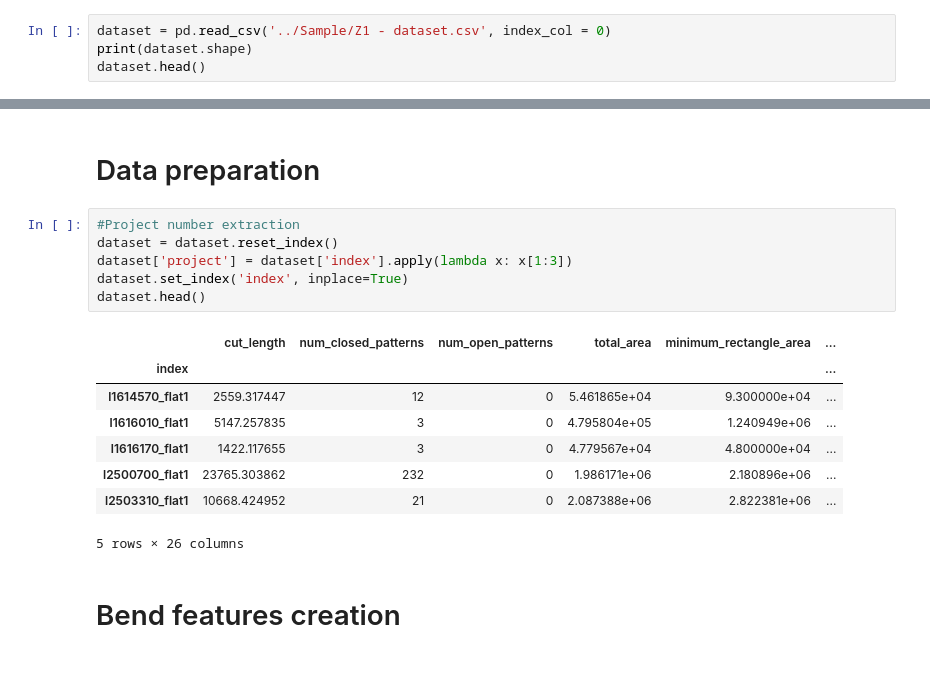
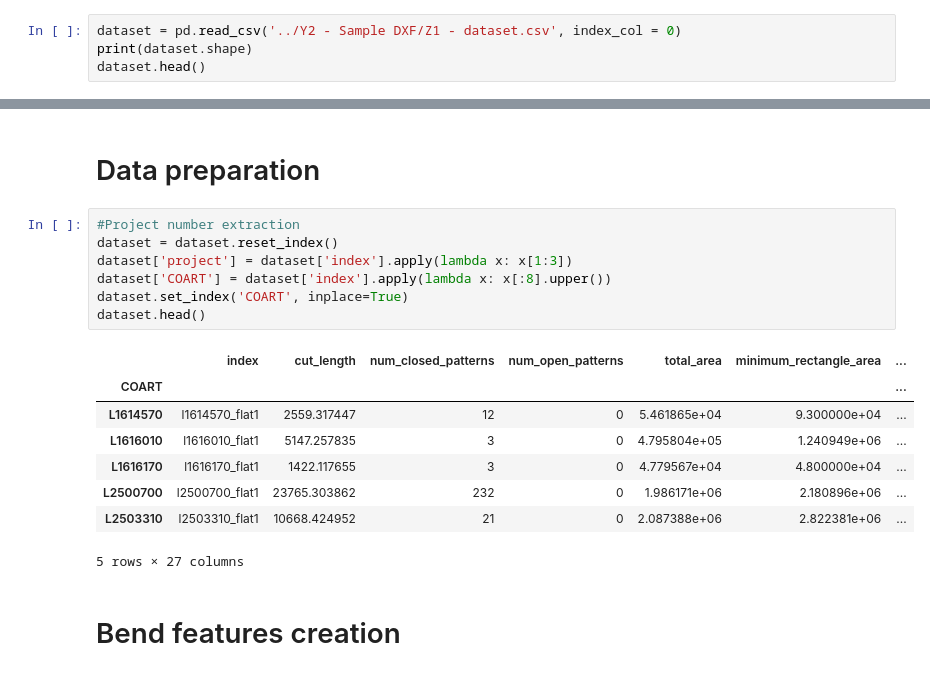
Before and after one commit to rudloffl/sheet-metal-cost-calculator, a Jupyter notebook: Y1 - Notebooks/B2 - data exploration.ipynb, the cells around one changed output, grey strips where cells are left out. Drawn from its saved outputs; the diff is of its cells as text.

```diff
--- a/Notebooks/B2 - data exploration.ipynb
+++ b/Y1 - Notebooks/B2 - data exploration.ipynb
@@ -8,7 +8,7 @@ from ast import literal_eval
 # %% [markdown]
 # Dataset loading
 # %%
-dataset = pd.read_csv('../Sample/Z1 - dataset.csv', index_col = 0)
+dataset = pd.read_csv('../Y2 - Sample DXF/Z1 - dataset.csv', index_col = 0)
 print(dataset.shape)
 dataset.head()
 # %% [output]
@@ -36,18 +72,19 @@ array(['cut_length', 'num_closed_patterns', 'num_open_patterns',
 # %%
 #Project number extraction
 dataset = dataset.reset_index()
 dataset['project'] = dataset['index'].apply(lambda x: x[1:3])
-dataset.set_index('index', inplace=True)
+dataset['COART'] = dataset['index'].apply(lambda x: x[:8].upper())
+dataset.set_index('COART', inplace=True)
 dataset.head()
 # %% [output]
-|  | cut_length | num_closed_patterns | num_open_patterns | total_area | minimum_rectangle_area | ... |
-| index |  |  |  |  |  | ... |
-| l1614570_flat1 | 2559.317447 | 12 | 0 | 5.461865e+04 | 9.300000e+04 | ... |
-| l1616010_flat1 | 5147.257835 | 3 | 0 | 4.795804e+05 | 1.240949e+06 | ... |
-| l1616170_flat1 | 1422.117655 | 3 | 0 | 4.779567e+04 | 4.800000e+04 | ... |
-| l2500700_flat1 | 23765.303862 | 232 | 0 | 1.986171e+06 | 2.180896e+06 | ... |
-| l2503310_flat1 | 10668.424952 | 21 | 0 | 2.087388e+06 | 2.822381e+06 | ... |
+|  | index | cut_length | num_closed_patterns | num_open_patterns | total_area | minimum_rectangle_area | ... |
+| COART |  |  |  |  |  |  | ... |
+| L1614570 | l1614570_flat1 | 2559.317447 | 12 | 0 | 5.461865e+04 | 9.300000e+04 | ... |
+| L1616010 | l1616010_flat1 | 5147.257835 | 3 | 0 | 4.795804e+05 | 1.240949e+06 | ... |
+| L1616170 | l1616170_flat1 | 1422.117655 | 3 | 0 | 4.779567e+04 | 4.800000e+04 | ... |
+| L2500700 | l2500700_flat1 | 23765.303862 | 232 | 0 | 1.986171e+06 | 2.180896e+06 | ... |
+| L2503310 | l2503310_flat1 | 10668.424952 | 21 | 0 | 2.087388e+06 | 2.822381e+06 | ... |
-5 rows × 26 columns
+5 rows × 27 columns
 # %% [markdown]
 # Bend features creation
 # %%
```
Also changed, not shown: parts of 4 cells of this notebook, 7 other files.
